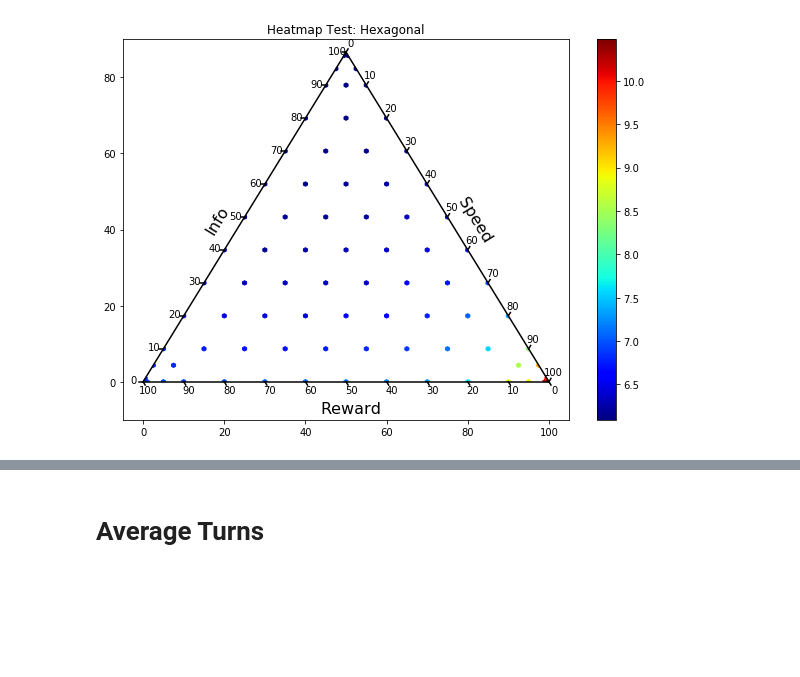
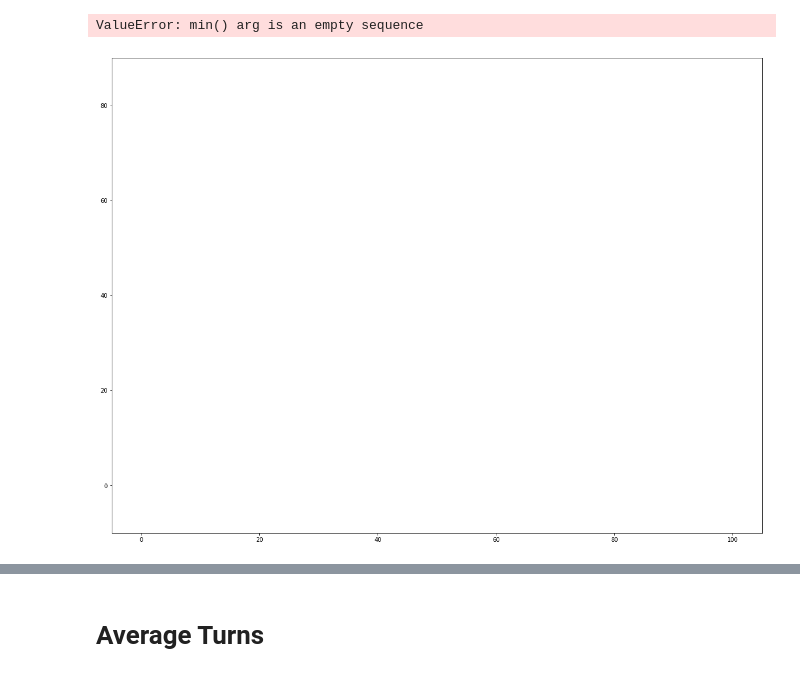
Before and after one commit to chrisconley/hangman, a Jupyter notebook: Hangman Stats.ipynb, the cells around one changed output, grey strips where cells are left out. Saved outputs shown, nothing was run; the diff lists cells and outputs as text; code cells hidden in the pictures; blank space fills up the shorter version.

```diff
--- a/Hangman Stats.ipynb
+++ b/Hangman Stats.ipynb
@@ -32,7 +32,7 @@ def get_plot_data(game, model, stat):
     return data
 # %%
 def plot_ternary(data):
-    matplotlib.rcParams['figure.figsize'] = (10, 7)
+    matplotlib.rcParams['figure.figsize'] = (20, 15)
     scale = 100
     figure, tax = ternary.figure(scale=scale)
     tax.heatmap(data, style="h")
@@ -73,6 +71,7 @@ def plot_2d(data):
     plt.scatter(reward_vs_speed[:,0], reward_vs_speed[:,1])
     plt.show()
 # %%
-plot_ternary(get_plot_data('hangman', 'weighted_sum', 'average_turns'))
+plot_ternary(get_plot_data('mastermind', 'weighted_sum', 'average_turns'))
 # %% [output]
+ValueError: min() arg is an empty sequence
-[figure, old version]
+[figure, new version]
```
Also changed, not shown: parts of 11 cells of this notebook, 10 other files.
